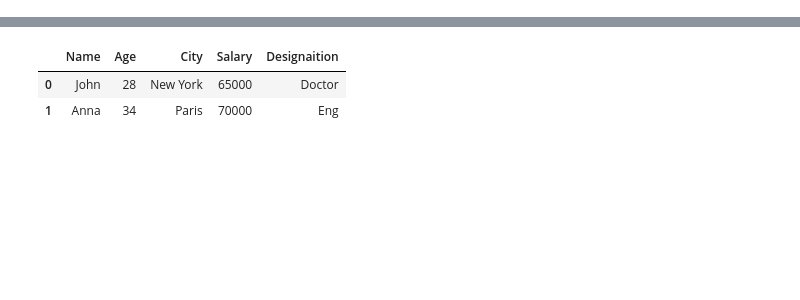
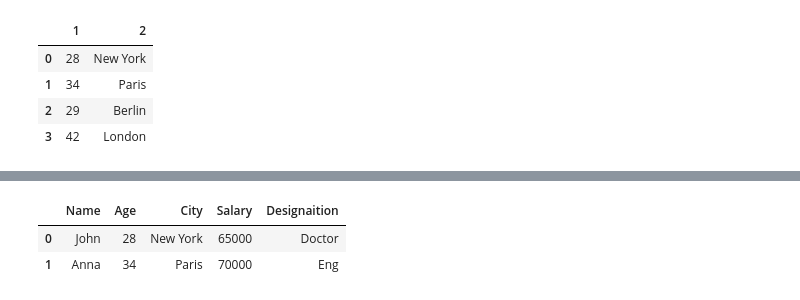
Before and after one commit to sunny-bhakta/Pandas, a Jupyter notebook: 02_DataFrames.ipynb, the cells around one changed output, grey strips where cells are left out. Cells and saved outputs as stored; diff of their text form; code cells hidden in the pictures; blank space fills up the shorter version.

Commit message:
updated data frame code concepts

```diff
--- a/02_DataFrames.ipynb
+++ b/02_DataFrames.ipynb
@@ -46,0 +46,3 @@ pd.DataFrame(data_list)
+# %%
+df1 = pd.DataFrame(data_list)
+df1
@@ -47 +55,9 @@ pd.DataFrame(data_list)
+# %%
+df1[[1, 2]] # incase of column as index 0,1 ,2 we can use use it to extract column based on it
+# %% [output]
+|  | 1 | 2 |
+| 0 | 28 | New York |
+| 1 | 34 | Paris |
+| 2 | 29 | Berlin |
+| 3 | 42 | London |
 # %%
```
Also changed, not shown: parts of 30 cells of this notebook.
